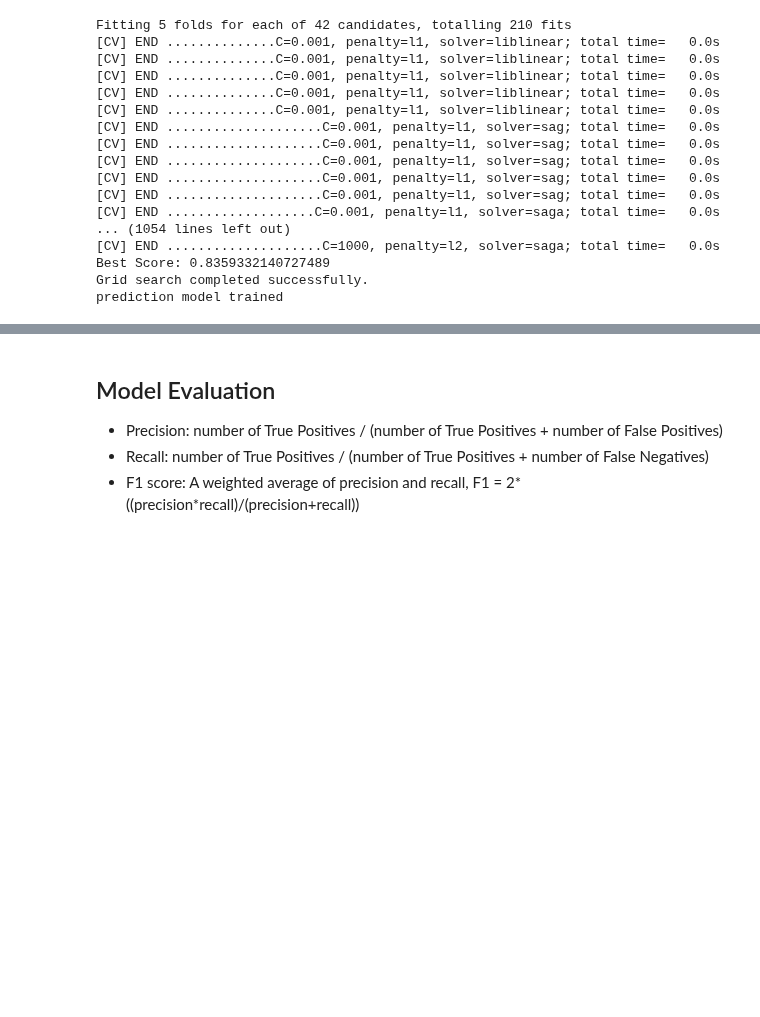
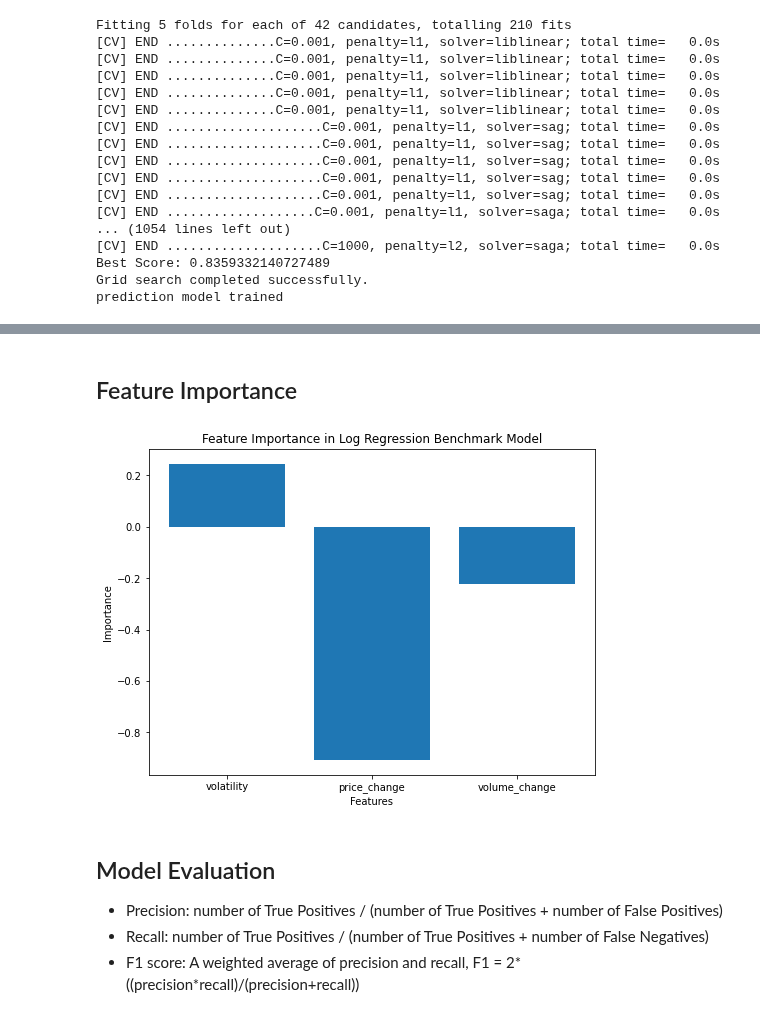
Before and after one commit to nicockt/fyp-2024, a Jupyter notebook: models/Log Regression_benchmark.ipynb, the cells around one changed output, grey strips where cells are left out. Drawn from its saved outputs; the diff is of its cells as text; code cells hidden in the pictures; blank space fills up the shorter version.

Commit message:
Feature Importance Plot Function

```diff
--- a/models/Log Regression_benchmark.ipynb
+++ b/models/Log Regression_benchmark.ipynb
@@ -172,6 +172,13 @@ evaluation_df
 | 2 | 1998-03-31 | 2009-06-30 | 2009-09-30 | 2012-12-31 | [[108, 24], [1, 7]] | 0.225806 | 0.875000 | 0.358974 | 0.821429 | ... |
 | 3 | 1998-03-31 | 2012-12-31 | 2013-03-31 | 2016-06-30 | [[113, 16], [4, 7]] | 0.304348 | 0.636364 | 0.411765 | 0.857143 | ... |
 | 4 | 1998-03-31 | 2016-06-30 | 2016-09-30 | 2019-12-31 | [[124, 15], [0, 1]] | 0.062500 | 1.000000 | 0.117647 | 0.892857 | ... |
+# %% [markdown]
+## Feature Importance
+# %%
+model_name = "Log Regression Benchmark"
+plot_feature_importances(evaluation_df, model_name)
+# %% [output]
+[figure, added]
 # %% [markdown]
 ## Model Evaluation
 - Precision: number of True Positives / (number of True Positives + number of False Positives)
```
Also changed, not shown: parts of 1 cell of this notebook, 4 other files.
